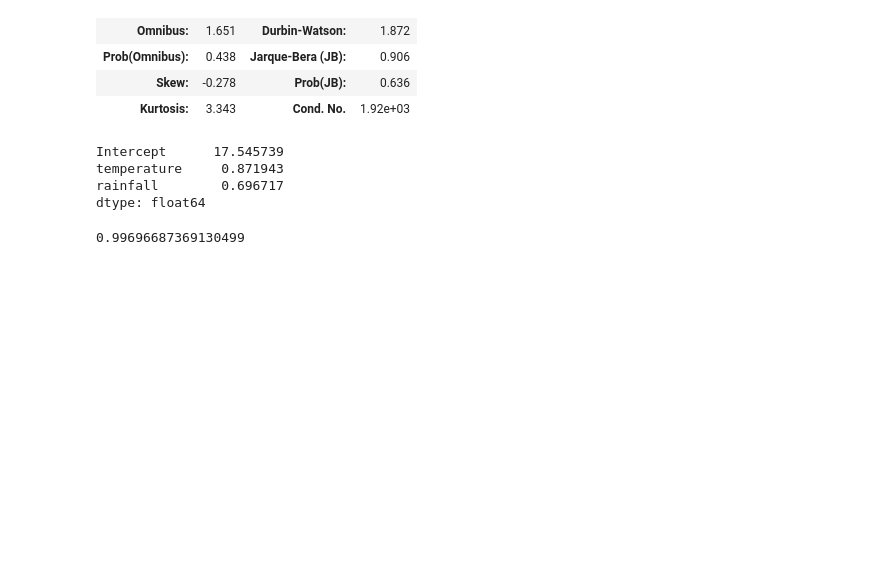
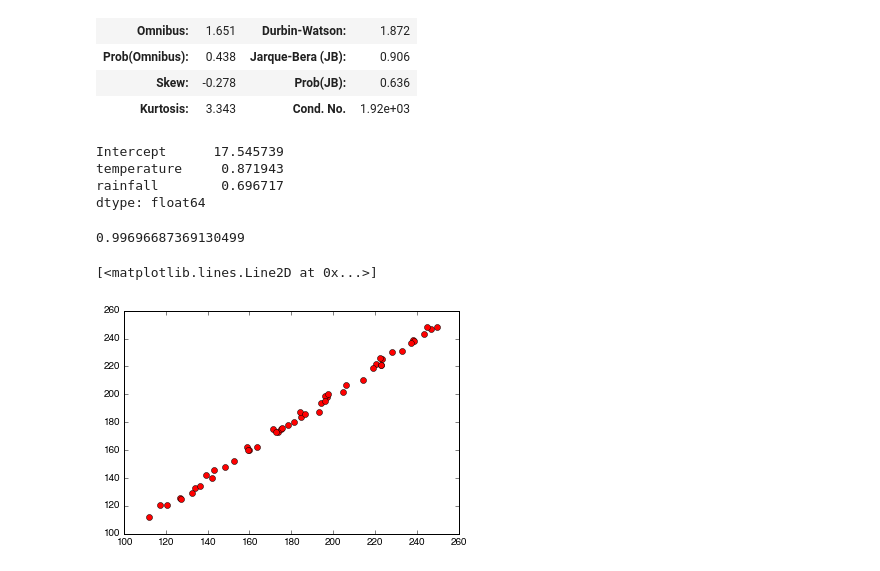
Before and after one commit to dotsdl/swc_northeastern_python, a Jupyter notebook: Mosquitoes.ipynb, the cells around one changed output. Drawn from its saved outputs; the diff is of its cells as text; code cells hidden in the pictures; blank space fills up the shorter version.

```diff
--- a/Mosquitoes.ipynb
+++ b/Mosquitoes.ipynb
@@ -885,7 +885,14 @@ import matplotlib.pyplot as plt
 # %%
 figure = plt.figure()
 
 ax = figure.add_subplot(1, 1, 1)
 
 parameters = regr_results.params
-predicted = parameters['Intercept'] + parameters['temperature'] * data['temperature'] + parameters['rainfall'] * d
+predicted = (parameters['Intercept'] +
+             parameters['temperature'] * data['temperature'] +
+             parameters['rainfall'] * data['rainfall'])
+
+ax.plot(predicted, data['mosquitos'], 'ro')
+# %% [output]
+[<matplotlib.lines.Line2D at 0x...>]
+[figure, added]
```
